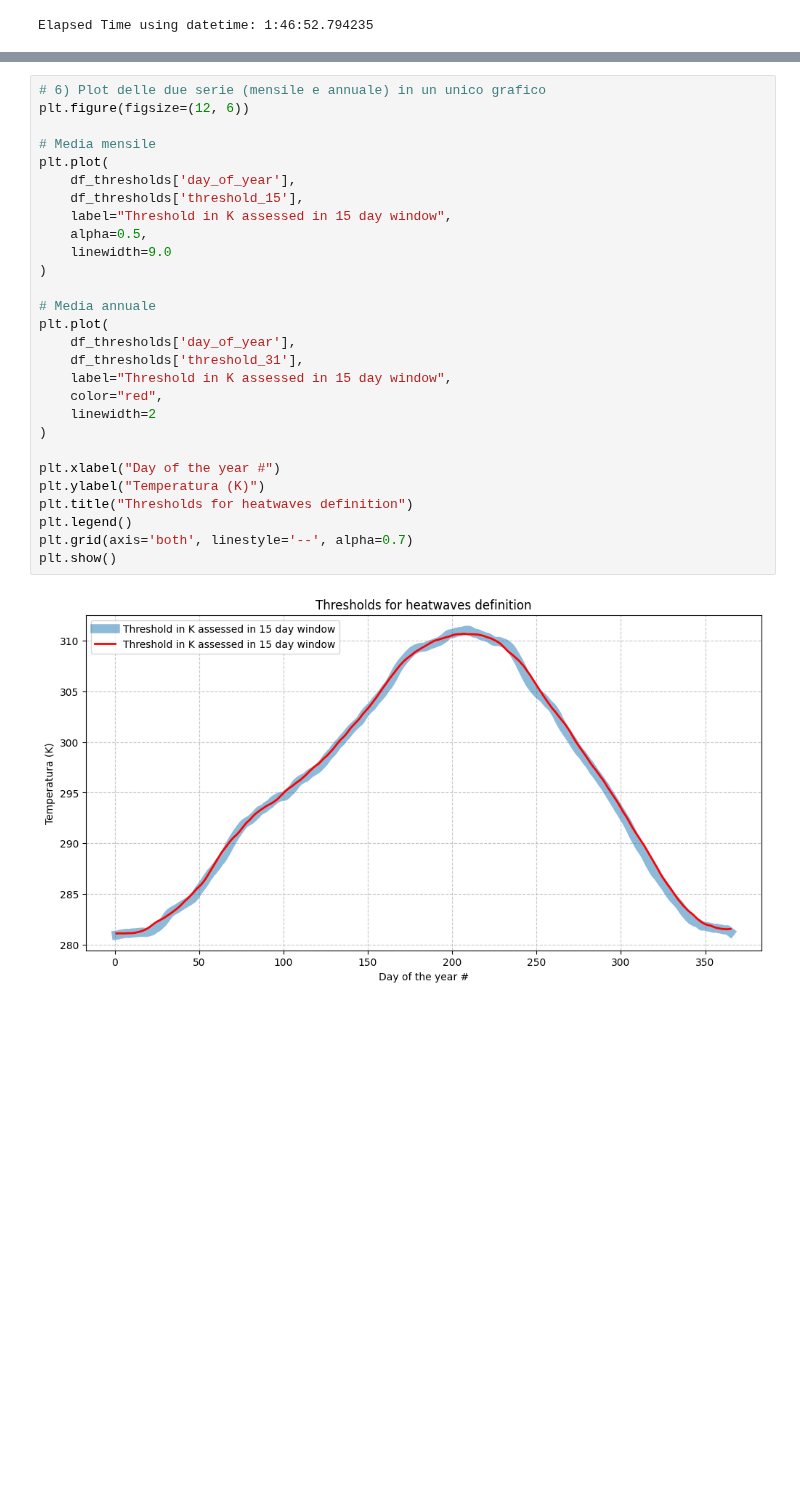
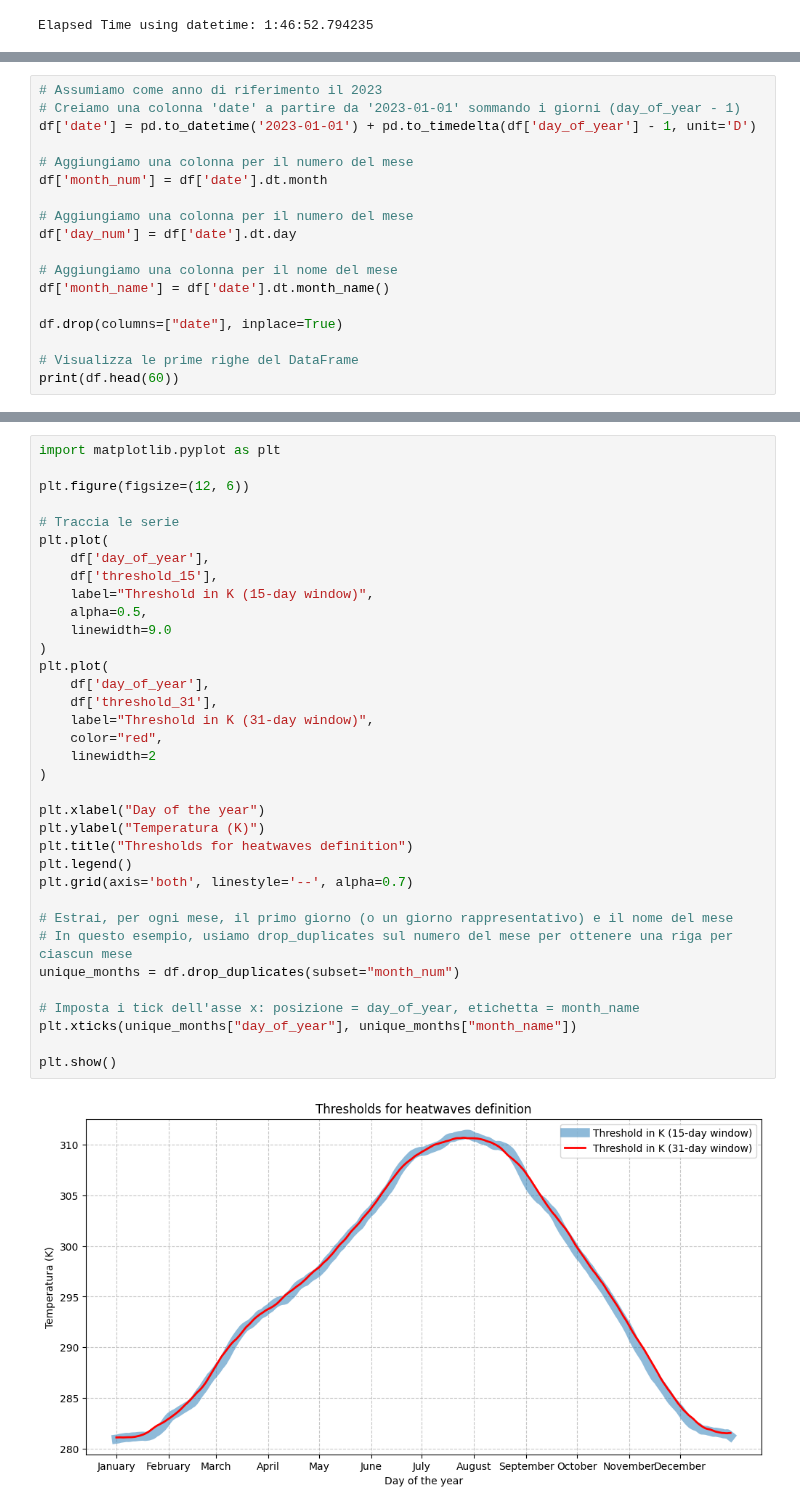
Before and after one commit to fillobissi/geoinformatics_project, a Jupyter notebook: 04_Heatwaves_identification.ipynb, the cells around one changed output, grey strips where cells are left out. Cells and saved outputs as stored; diff of their text form; blank space fills up the shorter version.

```diff
--- a/04_Heatwaves_identification.ipynb
+++ b/04_Heatwaves_identification.ipynb
@@ -247,0 +267,18 @@ df_thresholds
+# %%
+# Assumiamo come anno di riferimento il 2023
+# Creiamo una colonna 'date' a partire da '2023-01-01' sommando i giorni (day_of_year - 1)
+df['date'] = pd.to_datetime('2023-01-01') + pd.to_timedelta(df['day_of_year'] - 1, unit='D')
+
+# Aggiungiamo una colonna per il numero del mese
+df['month_num'] = df['date'].dt.month
+
+# Aggiungiamo una colonna per il numero del mese
+df['day_num'] = df['date'].dt.day
+
+# Aggiungiamo una colonna per il nome del mese
+df['month_name'] = df['date'].dt.month_name()
+
+df.drop(columns=["date"], inplace=True)
+
+# Visualizza le prime righe del DataFrame
+print(df.head(60))
@@ -252,32 +307,39 @@ print("CSV salvato con le soglie per ciascun day_of_year.")
 # %% [output]
 CSV salvato con le soglie per ciascun day_of_year.
 # %%
-# 6) Plot delle due serie (mensile e annuale) in un unico grafico
+import matplotlib.pyplot as plt
+
 plt.figure(figsize=(12, 6))
 
-# Media mensile
+# Traccia le serie
 plt.plot(
-    df_thresholds['day_of_year'],
-    df_thresholds['threshold_15'],
-    label="Threshold in K assessed in 15 day window",
+    df['day_of_year'],
+    df['threshold_15'],
+    label="Threshold in K (15-day window)",
     alpha=0.5,
     linewidth=9.0
 )
-
-# Media annuale
 plt.plot(
-    df_thresholds['day_of_year'],
-    df_thresholds['threshold_31'],
-    label="Threshold in K assessed in 15 day window",
+    df['day_of_year'],
+    df['threshold_31'],
+    label="Threshold in K (31-day window)",
     color="red",
     linewidth=2
 )
 
-plt.xlabel("Day of the year #")
+plt.xlabel("Day of the year")
 plt.ylabel("Temperatura (K)")
 plt.title("Thresholds for heatwaves definition")
 plt.legend()
 plt.grid(axis='both', linestyle='--', alpha=0.7)
+
+# Estrai, per ogni mese, il primo giorno (o un giorno rappresentativo) e il nome del mese
+# In questo esempio, usiamo drop_duplicates sul numero del mese per ottenere una riga per ciascun mese
+unique_months = df.drop_duplicates(subset="month_num")
+
+# Imposta i tick dell'asse x: posizione = day_of_year, etichetta = month_name
+plt.xticks(unique_months["day_of_year"], unique_months["month_name"])
+
 plt.show()
 # %% [output]
-[figure, old version]
+[figure, new version]
```
Also changed, not shown: parts of 5 cells of this notebook.
